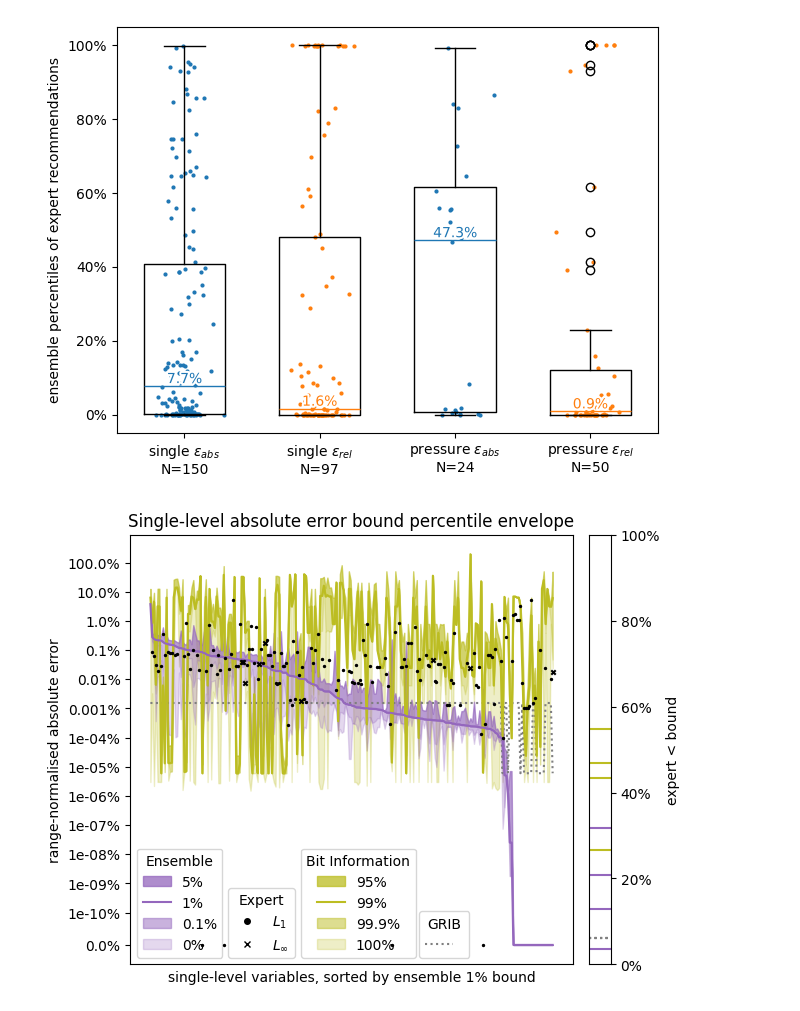
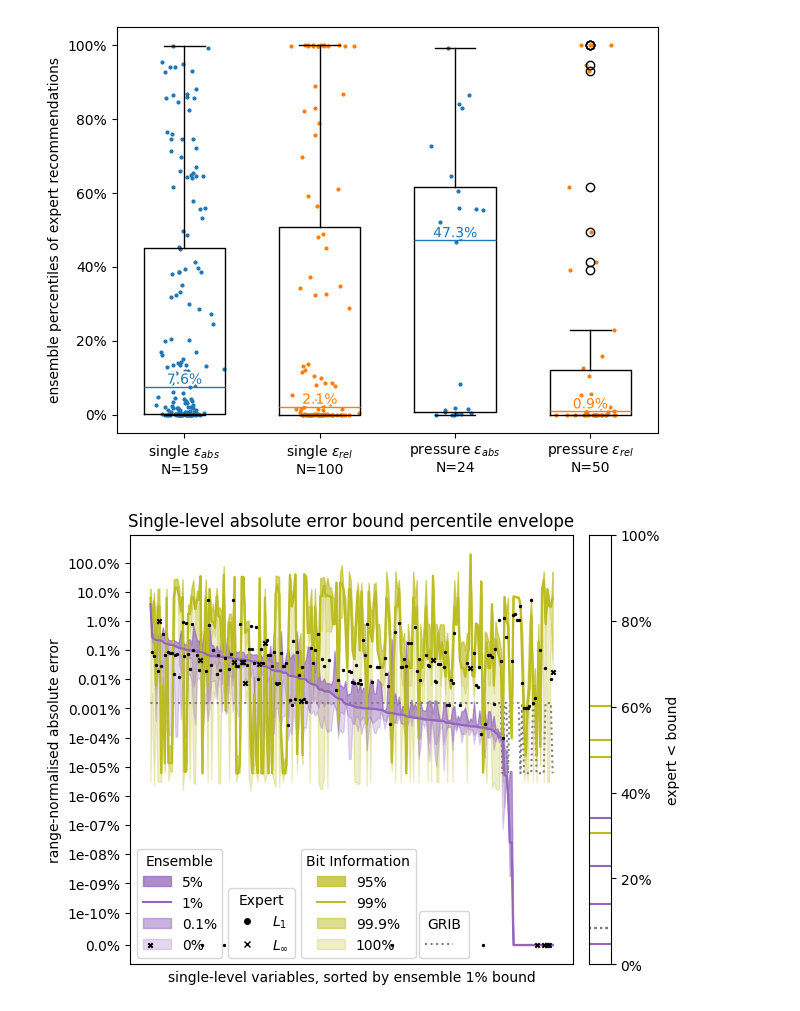
Before and after one commit to juntyr/era5-ensemble-compression-tolerance, a Jupyter notebook: quantile-plots.ipynb, the cells around one changed output. Drawn from its saved outputs; the diff is of its cells as text; code cells hidden in the pictures.

Commit message:
Update quantile plots

```diff
--- a/quantile-plots.ipynb
+++ b/quantile-plots.ipynb
@@ -97,14 +47,27 @@ def parse_pressure(path: Path):
 # %%
-single_expert = list(parse_single("expert-quantile-single.txt"))
+single_expert = dict()
+for _, (name, _level, *rest) in pd.read_csv("expert-quantile-single.csv").iterrows():
+    single_expert[name] = ExpertEnsembleSpreadQuantile(*rest)
 # %%
-pressure_expert = list(parse_pressure("expert-quantile-pressure.txt"))
+pressure_expert = defaultdict(dict)
+for _, (name, level, *rest) in pd.read_csv("expert-quantile-pressure.csv").iterrows():
+    pressure_expert[level][name] = ExpertEnsembleSpreadQuantile(*rest)
+pressure_expert = dict(pressure_expert)
 # %%
 fig, ax = plt.subplots(layout="tight")
 
 rng = np.random.default_rng(seed=42)
 
-sabs = [1 - q.absolute for v, q in single_expert if not np.isnan(q.absolute)]
-srel = [1 - q.relative for v, q in single_expert if not np.isnan(q.relative)]
+sabs = [
+    q.absolute_percentile
+    for v, q in single_expert.items()
+    if not np.isnan(q.absolute_percentile)
+]
+srel = [
+    q.relative_percentile
+    for v, q in single_expert.items()
+    if not np.isnan(q.relative_percentile)
+]
 
 b1 = ax.boxplot(sabs, positions=[0.0], medianprops={"color": "tab:blue"})
 ax.scatter(rng.normal(loc=0.0, scale=0.025, size=len(sabs)), sabs, s=4, c="tab:blue")
@@ -130,8 +93,18 @@ ax.text(
     path_effects=[mpe.withStroke(linewidth=3, foreground="white")],
 )
 
-pabs = [1 - q.absolute for v, p, q in pressure_expert if not np.isnan(q.absolute)]
-prel = [1 - q.relative for v, p, q in pressure_expert if not np.isnan(q.relative)]
+pabs = [
+    q.absolute_percentile
+    for p, vq in pressure_expert.items()
+    for v, q in vq.items()
+    if not np.isnan(q.absolute_percentile)
+]
+prel = [
+    q.relative_percentile
+    for p, vq in pressure_expert.items()
+    for v, q in vq.items()
+    if not np.isnan(q.relative_percentile)
+]
 
 b3 = ax.boxplot(pabs, positions=[0.5], medianprops={"color": "tab:blue"})
 ax.scatter(rng.normal(loc=0.5, scale=0.025, size=len(pabs)), pabs, s=4, c="tab:blue")
@@ -148,32 +121,32 @@ ax.text(
 b4 = ax.boxplot(prel, positions=[0.75], medianprops={"color": "tab:orange"})
 ax.scatter(rng.normal(loc=0.75, scale=0.025, size=len(prel)), prel, s=4, c="tab:orange")
 ax.text(
     0.75,
     np.median(prel),
     f"{np.format_float_positional(100 * np.median(prel), precision=1, min_digits=1)}%",
     ha="center",
     va="bottom",
     color=b4["medians"][0].get_color(),
     path_effects=[mpe.withStroke(linewidth=3, foreground="white")],
 )
 
 ax.set_xticks([0.0, 0.25, 0.5, 0.75])
 ax.set_xticklabels(
     [
         f"single $\\epsilon_{{abs}}$\nN={len(sabs)}",
         f"single $\\epsilon_{{rel}}$\nN={len(srel)}",
         f"pressure $\\epsilon_{{abs}}$\nN={len(pabs)}",
         f"pressure $\\epsilon_{{rel}}$\nN={len(prel)}",
     ]
 )
 ax.set_xlim(-0.125, 0.875)
 ax.set_ylabel("ensemble percentiles of expert recommendations")
 ax.yaxis.set_major_formatter(mpl.ticker.PercentFormatter(1.0))
 
 plt.tight_layout()
 
 plt.show()
 fig.savefig(plots / "boxplot.pdf")
 # %% [output]
-[figure, old version]
+[figure, new version]
 # %%
@@ -297,7 +272,6 @@ ax.plot(
     ls=":",
 )
 
-single_expert_dict = dict(single_expert)
 expert_xs = []
 expert_ys = []
 expert_pointwise = []
@@ -307,11 +281,11 @@ for i, v in enumerate(v_sorted):
         0.0
         if single_range[v].max == single_range[v].min
         else (
-            single_expert_dict[v].absolute_value
+            single_expert[v].absolute_value
             / (single_range[v].max - single_range[v].min)
         )
     )
-    expert_pointwise.append(single_expert_dict[v].absolute_kind is ErrorKind.POINTWISE)
+    expert_pointwise.append(single_expert[v].absolute_kind == "max")
 expert_pointwise = np.array(expert_pointwise)
 ax.scatter(
     np.array(expert_xs)[expert_pointwise],
@@ -619,30 +593,28 @@ axr.set_ylim(0, 1)
 
 for i, p in enumerate(single_ensemble["u10"].percentile):
     count = 0
-    for v in single_expert_dict:
-        count += single_expert_dict[v].absolute_value < single_ensemble[v].absolute[i]
-    axr.axhline(count / len(single_expert_dict), c="tab:purple")
+    for v in single_expert:
+        count += single_expert[v].absolute_value < single_ensemble[v].absolute[i]
+    axr.axhline(count / len(single_expert), c="tab:purple")
 
 for i, p in enumerate(single_ensemble["u10"].percentile):
     count = 0
-    for v in single_expert_dict:
-        count += (
-            single_expert_dict[v].absolute_value < single_bit_information[v].absolute[i]
-        )
-    axr.axhline(count / len(single_expert_dict), c="tab:olive")
+    for v in single_expert:
+        count += single_expert[v].absolute_value < single_bit_information[v].absolute[i]
+    axr.axhline(count / len(single_expert), c="tab:olive")
 
 for i, p in enumerate(single_ensemble["u10"].percentile):
     count = 0
-    for v in single_expert_dict:
-        count += single_expert_dict[v].absolute_value < (
+    for v in single_expert:
+        count += single_expert[v].absolute_value < (
             single_grib[v] * (single_range[v].max - single_range[v].min)
         )
-    axr.axhline(count / len(single_expert_dict), c="tab:gray", ls=":")
+    axr.axhline(count / len(single_expert), c="tab:gray", ls=":")
 
 plt.show()
 fig.savefig(plots / "single-absolute.pdf")
 # %% [output]
-[figure, old version]
+[figure, new version]
 # %%
 fig, (ax, axr) = plt.subplots(
     1, 2, width_ratios=[20, 1], gridspec_kw=dict(wspace=0.05), layout="constrained"
```
Also changed, not shown: parts of 13 cells of this notebook.
